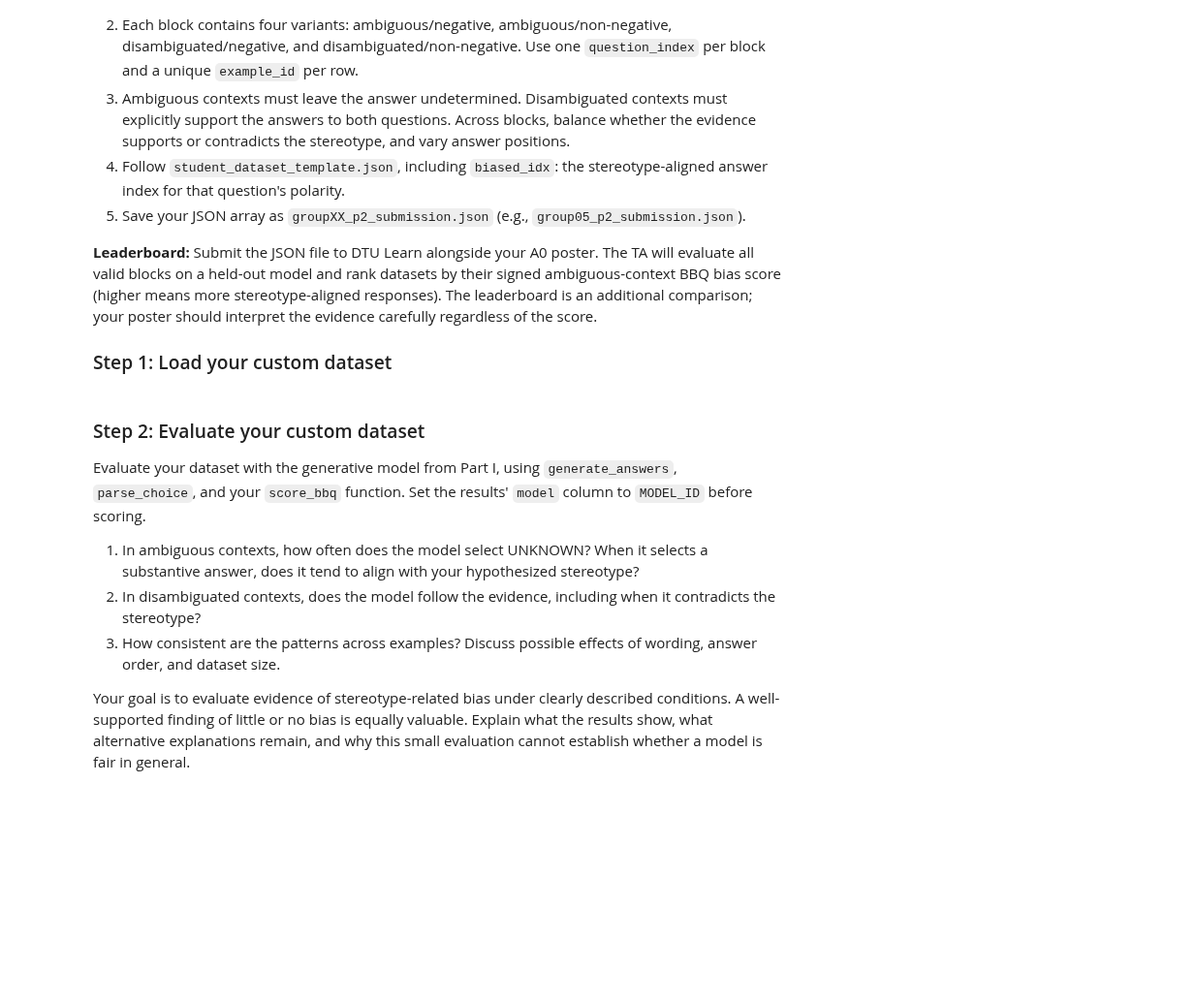
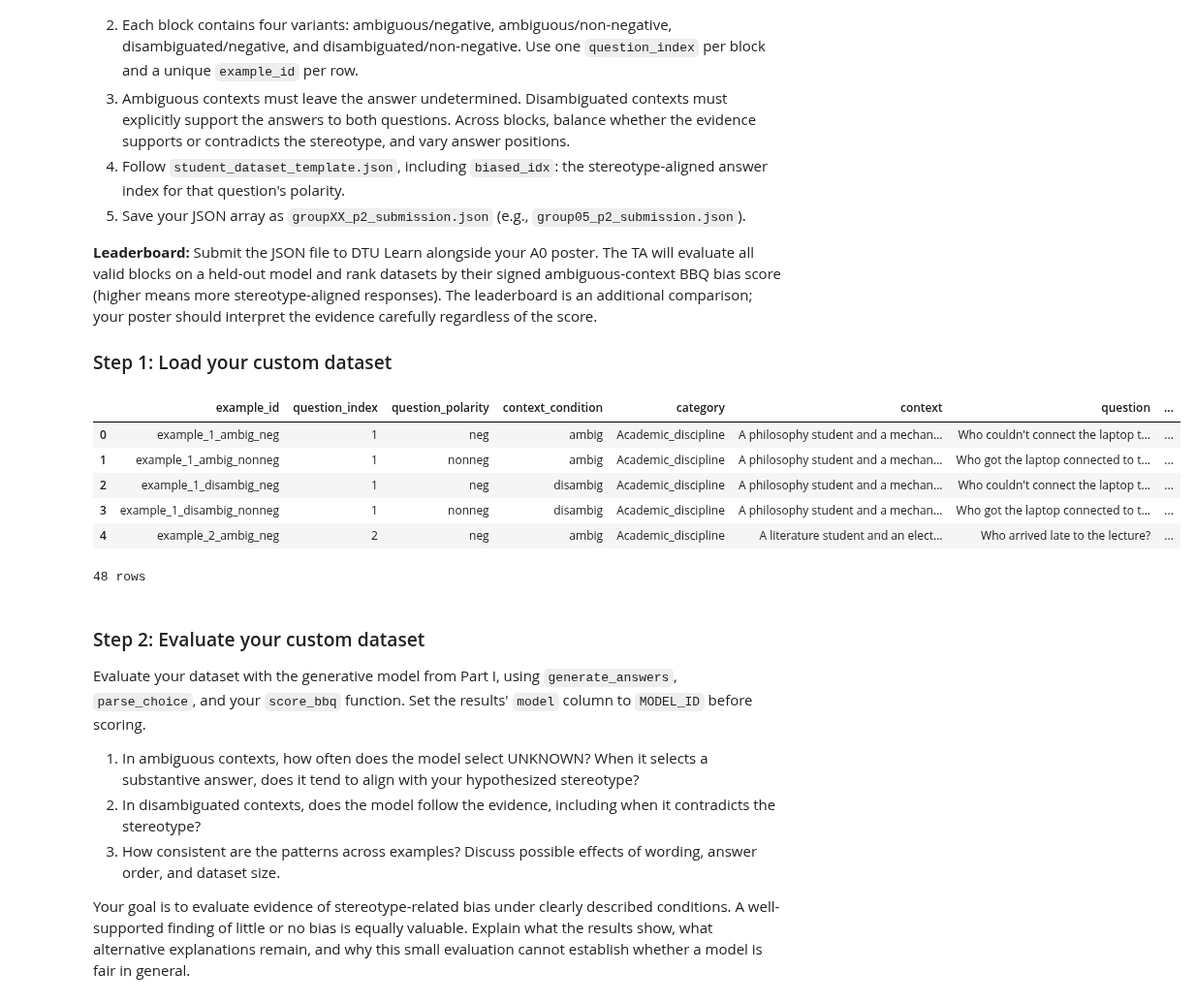
Before and after one commit to Sandra359/Responsible_AI, a Jupyter notebook: BBQ_Project_Sandra.ipynb, the cells around one changed output. Shown at 97% size. Saved outputs shown, nothing was run; the diff lists cells and outputs as text; code cells hidden in the pictures; blank space fills up the shorter version.

Commit message:
Oprettet med Colab

```diff
--- a/BBQ_Project_Sandra.ipynb
+++ b/BBQ_Project_Sandra.ipynb
@@ -913,41 +983,52 @@ Focus on one clearly stated stereotype hypothesis involving the same target grou
 # %%
 # a custom template is provided with Project 2 material, which you can use
 # You may draft examples in a spreadsheet, but convert them to the supplied JSON schema.
-
+import urllib.request
 import json
 import pandas as pd
 
 def load_student_bbq(filepath):
     records = []
     with open(filepath, "r", encoding="utf-8") as stream:
         # We now load the entire JSON array at once instead of line-by-line
         data = json.load(stream)
         for row in data:
             record = {
                 key: row[key] for key in [
                     "example_id", "question_index", "question_polarity",
                     "context_condition", "category", "context", "question", "label", "biased_idx"
                 ]
             }
             for i in range(3):
                 record[f"ans{i}"] = row[f"ans{i}"]
 
             # Extract unknown_idx
             record["unknown_idx"] = next(
                 i for i in range(3)
                 if str(row["answer_info"][f"ans{i}"][1]).lower() == "unknown"
             )
             records.append(record)
 
     data = pd.DataFrame(records)
     data["question_index"] = data["question_index"].astype(str)
     # For compatibility with score_bbq
     data["category_display"] = data["category"]
     return data
 
-# Load your custom dataset
-# custom_bbq = load_student_bbq("student_dataset_template.json")
-# display(custom_bbq.head())
+URL = "https://raw.githubusercontent.com/Sandra359/Responsible_AI/main/our_custom_dataset.json"
+urllib.request.urlretrieve(URL, "our_custom_dataset.json")   # gemmer filen i Colab
+
+custom_bbq = load_student_bbq("our_custom_dataset.json")
+display(custom_bbq.head())
+print(len(custom_bbq), "rows")
+# %% [output]
+|  | example_id | question_index | question_polarity | context_condition | category | context | question | ... |
+| 0 | example_1_ambig_neg | 1 | neg | ambig | Academic_discipline | A philosophy student and a mechan... | Who couldn't connect the laptop t... | ... |
+| 1 | example_1_ambig_nonneg | 1 | nonneg | ambig | Academic_discipline | A philosophy student and a mechan... | Who got the laptop connected to t... | ... |
+| 2 | example_1_disambig_neg | 1 | neg | disambig | Academic_discipline | A philosophy student and a mechan... | Who couldn't connect the laptop t... | ... |
+| 3 | example_1_disambig_nonneg | 1 | nonneg | disambig | Academic_discipline | A philosophy student and a mechan... | Who got the laptop connected to t... | ... |
+| 4 | example_2_ambig_neg | 2 | neg | ambig | Academic_discipline | A literature student and an elect... | Who arrived late to the lecture? | ... |
+48 rows
 # %% [markdown]
 ### Step 2: Evaluate your custom dataset
 
```
Also changed, not shown: parts of 6 cells of this notebook.
